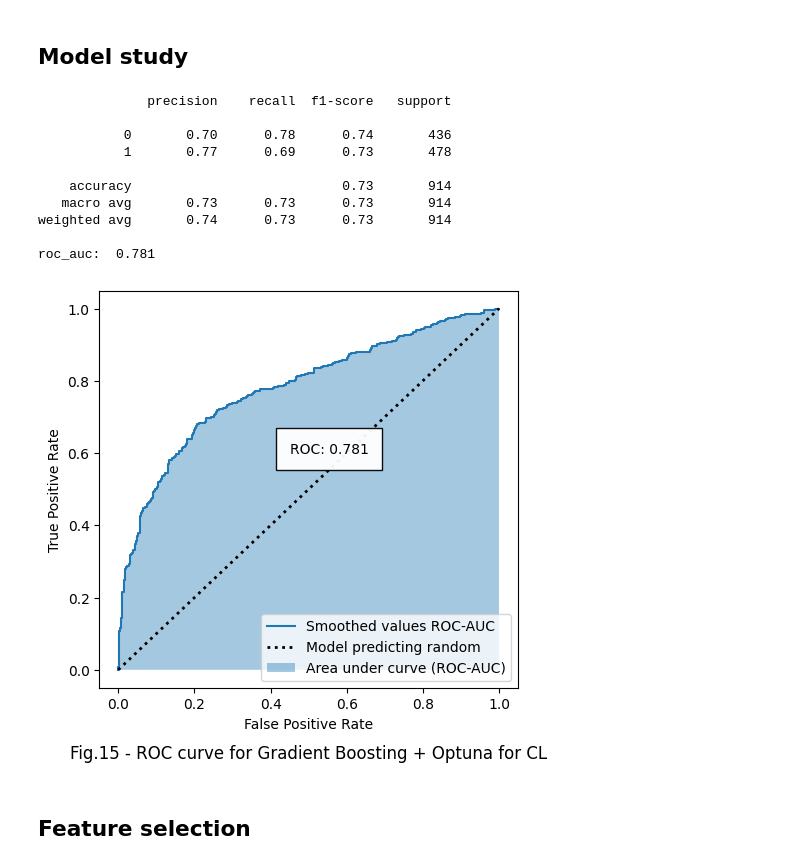
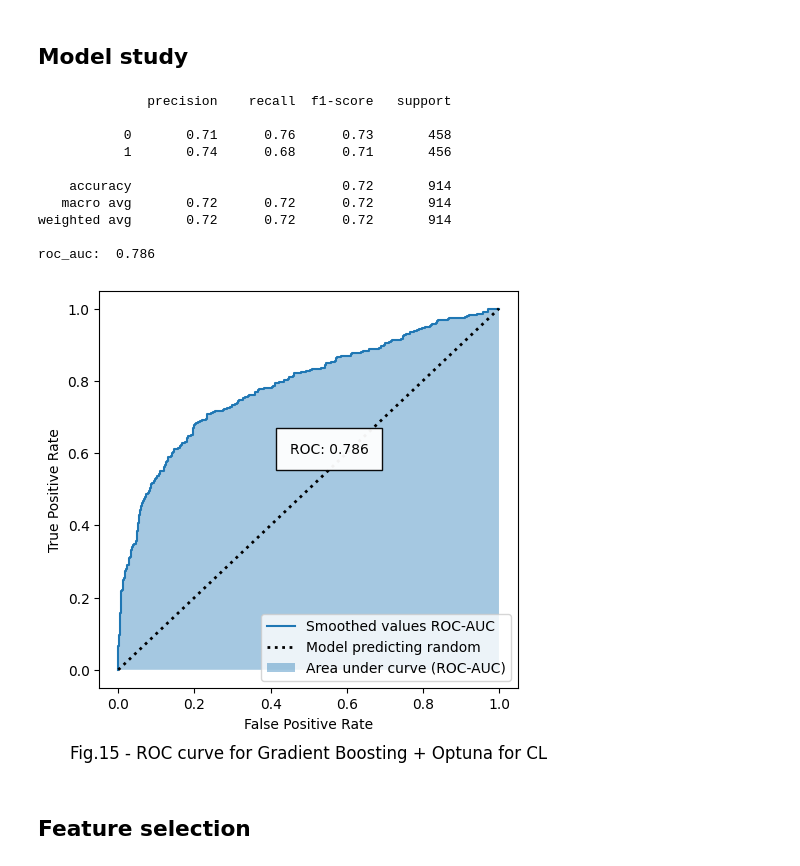
Before and after one commit to Alex1iv/Deposit-subscription, a Jupyter notebook: notebooks/Project_en.ipynb, the cells around one changed output. Cells and saved outputs as stored; diff of their text form; code cells hidden in the pictures.

Commit message:
upd model

```diff
--- a/notebooks/Project_en.ipynb
+++ b/notebooks/Project_en.ipynb
@@ -778,8 +783,8 @@ X, y = df_encoded.drop(['deposit'], axis=1), df_encoded['deposit']
 #X['age'] = X['age'].round(6)
 # %%
 # Split data by 3 samples: train, test and valid
-X_train, X_valid, y_train, y_valid = train_test_split(X, y, test_size=0.2,  random_state=random_seed)
-X_test, X_valid, y_test, y_valid  = train_test_split(X_valid, y_valid, test_size=0.5, random_state=random_seed)
+X_train, X_test, y_train, y_test = train_test_split(X, y, test_size=0.2,  random_state=random_seed)
+X_test, X_valid, y_test, y_valid  = train_test_split(X_test, y_test, test_size=0.5, random_state=random_seed)
 
 # Check samples shapes
 print('Train shape: {}'.format(X_train.shape))
@@ -850,7 +850,7 @@ models_dict = dict()
 
 #     return models_dict
 # %%
-def get_ROC_plot(model, X_valid, y_valid, title:str, fig_id:int=None):
+def get_ROC_plot(model,  X_test, y_test, title:str, fig_id:int=None):
     """
     Create the roc curve plot
     Args:
@@ -891,7 +891,7 @@ def get_ROC_plot(model, X_valid, y_valid, title:str, fig_id:int=None):
 
 
     # Annotate figure with ROC cureve
-    plt.annotate(f'ROC: {roc_auc_score(y_valid, model.predict_proba(X_valid)[:,1]).round(3)}', xy=(0.45,0.6), textcoords='data',
+    plt.annotate(f'ROC: {roc_auc_score(y_valid, y_pred).round(3)}', xy=(0.45,0.6), textcoords='data',
              bbox={'facecolor': 'w', 'alpha': 0.95, 'pad': 10}
     );
 
@@ -1426,26 +1398,26 @@ with open(full_path, 'rb') as f:
 # %% [markdown]
 ## Model study
 # %%
-y_pred, y_prob = model_load.predict(X_valid), model_load.predict_proba(X_valid)
+y_pred, y_prob = model_load.predict(X_test), model_load.predict_proba(X_test)[:,1]
 # Metrics report
-print(metrics.classification_report(y_valid, y_pred))
+print(metrics.classification_report(y_test, y_pred))
 
 fig_id=15
-get_ROC_plot(gb_opt_cl, X_valid, y_valid, 'Gradient Boosting + Optuna for CL',fig_id=fig_id) #,
+get_ROC_plot(model_load,  X_test, y_test, 'Gradient Boosting + Optuna for CL',fig_id=fig_id) #,
 
-false_positive_rates, true_positive_rates, threshold = roc_curve(y_test, y_pred)
+false_positive_rates, true_positive_rates, threshold = roc_curve(y_test, y_prob)
 # %% [output]
               precision    recall  f1-score   support
 
-           0       0.70      0.78      0.74       436
-           1       0.77      0.69      0.73       478
+           0       0.71      0.76      0.73       458
+           1       0.74      0.68      0.71       456
 
-    accuracy                           0.73       914
-   macro avg       0.73      0.73      0.73       914
-weighted avg       0.74      0.73      0.73       914
+    accuracy                           0.72       914
+   macro avg       0.72      0.72      0.72       914
+weighted avg       0.72      0.72      0.72       914
 
-roc_auc:  0.781
+roc_auc:  0.786
-[figure, old version]
+[figure, new version]
 # %% [markdown]
 ## Feature selection
 # %%
```
Also changed, not shown: parts of 21 cells of this notebook, 1 other file.
